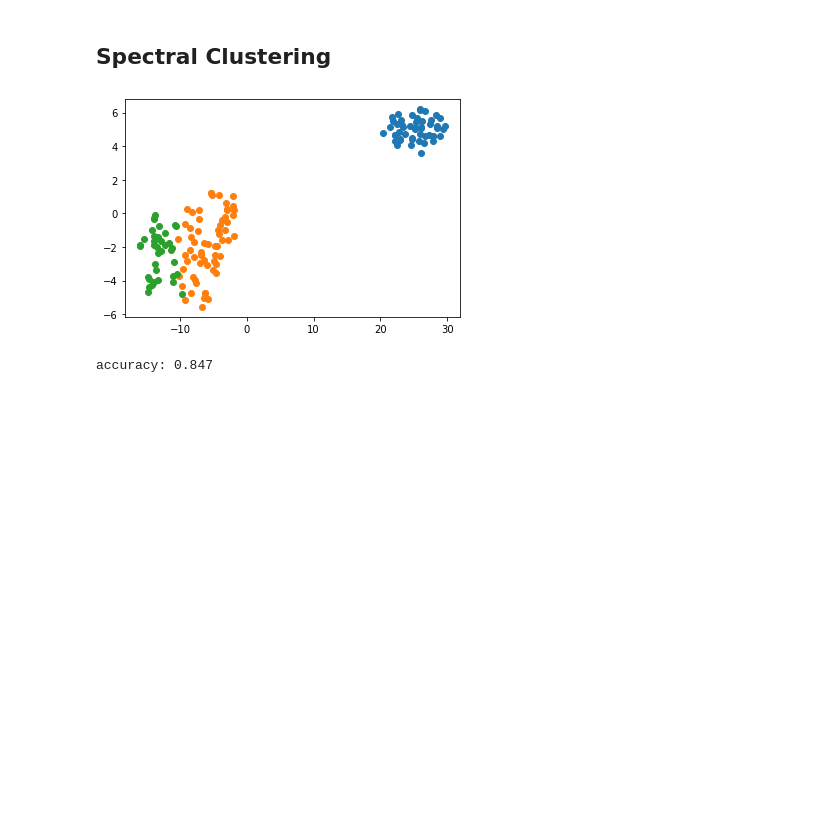
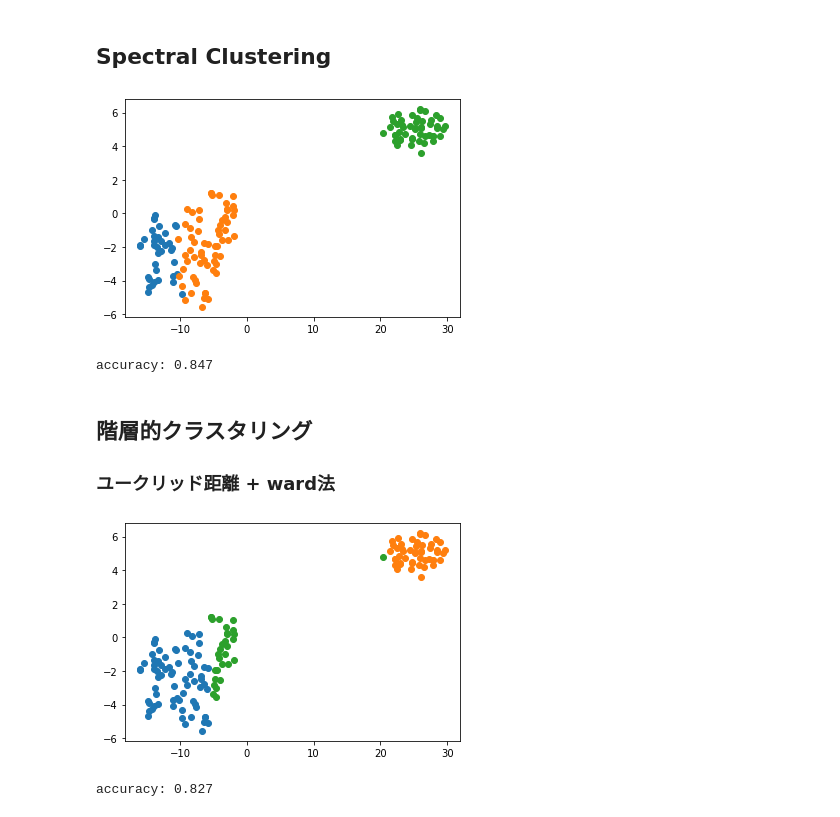
Before and after one commit to 510t/ML, a Jupyter notebook: clustering.ipynb, the cells around one changed output. Saved outputs shown, nothing was run; the diff lists cells and outputs as text; code cells hidden in the pictures; blank space fills up the shorter version.

Commit message:
階層的クラスタリング

```diff
--- a/clustering.ipynb
+++ b/clustering.ipynb
@@ -66,16 +67,40 @@ from sklearn.cluster import SpectralClustering
 
 spec = SpectralClustering(n_clusters=3, random_state=0)
 y_pred = spec.fit_predict(X)
-rows0 = np.where(y_pred == 0)
-rows2 = np.where(y_pred == 2)
-y_pred[rows0] = 2
-y_pred[rows2] = 0
 
 plot_clusters(x, y_pred)
 # %% [output]
-[figure, old version]
+[figure, new version]
-# %%
-err = len(np.where(Y != y_pred)[0]) / len(Y)
-print(f'accuracy: {round(1-err, 3)}')
-# %% [output]
-accuracy: 0.847
+# %%
+# accuracy
+rows0 = np.where(y_pred == 0)
+rows2 = np.where(y_pred == 2)
+y_pred[rows0] = 2
+y_pred[rows2] = 0
+err = len(np.where(Y != y_pred)[0]) / len(Y)
+print(f'accuracy: {round(1-err, 3)}')
+# %% [output]
+accuracy: 0.847
+# %% [markdown]
+## 階層的クラスタリング
+### ユークリッド距離 + ward法
+# %%
+from sklearn.cluster import AgglomerativeClustering
+
+agg = AgglomerativeClustering(n_clusters=3, affinity='euclidean', linkage='ward')
+y_pred = agg.fit_predict(X)
+
+plot_clusters(x, y_pred)
+# %% [output]
+[figure, added]
+# %%
+rows0 = np.where(y_pred == 0)
+rows1 = np.where(y_pred == 1)
+rows2 = np.where(y_pred == 2)
+y_pred[rows0] = 2
+y_pred[rows1] = 0
+y_pred[rows2] = 1
+err = len(np.where(Y != y_pred)[0]) / len(Y)
+print(f'accuracy: {round(1-err, 3)}')
+# %% [output]
+accuracy: 0.827
```
Also changed, not shown: parts of 8 cells of this notebook.
